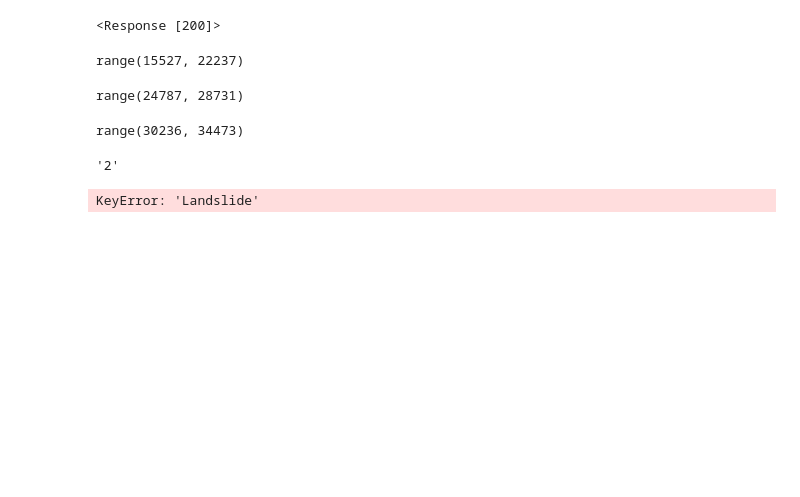
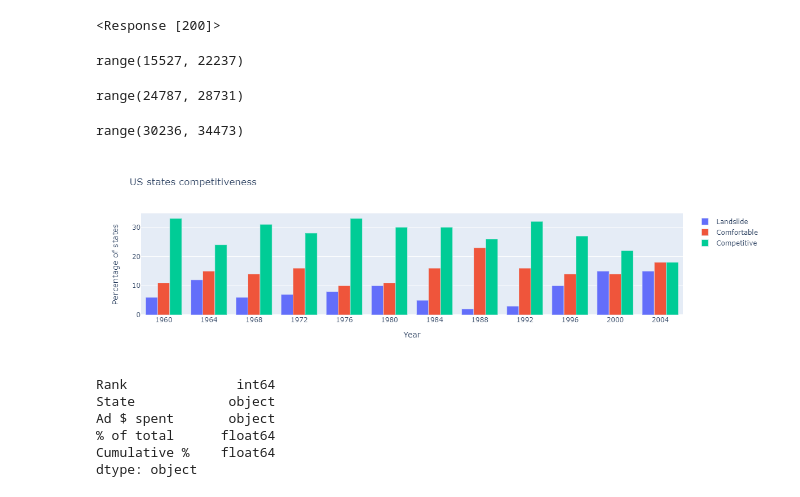
Before and after one commit to behavioural-exercise/Data-Analysis-in-Python, a Jupyter notebook: Homeworks/04-16-2022/HW3.ipynb, the cells around one changed output. Cells and saved outputs as stored; diff of their text form; code cells hidden in the pictures; blank space fills up the shorter version.

```diff
--- a/Homeworks/04-16-2022/HW3.ipynb
+++ b/Homeworks/04-16-2022/HW3.ipynb
@@ -53,4 +54,0 @@ table_3 = pd.DataFrame(c[1:-1], columns=c[0])
-# %%
-table_1['Rank'][1]
-# %% [output]
-'2'
@@ -59,7 +62,33 @@ table_1.to_csv('table_1.csv', index=False)
 table_2.to_csv('table_2.csv', index=False)
 table_3.to_csv('table_3.csv', index=False)
 # %%
-data = [table_3['Landslide'], table_3['Comfortable'], table_3['Competitive']]
+labels = ['Landslide', 'Comfortable', 'Competitive']
+
+trace0 = go.Bar(x=table_3.Year,
+                y=table_3.Landslide,
+                name='Landslide')
+
+trace1 = go.Bar(x=table_3.Year,
+                y=table_3.Comfortable,
+                name='Comfortable')
+
+trace2 = go.Bar(x=table_3.Year,
+                y=table_3.Competitive,
+                name='Competitive')
+
+layout = go.Layout(title='US states competitiveness', xaxis=dict(title='Year'), yaxis=dict(title='Percentage of states'))
+
+fig = go.Figure([trace0, trace1, trace2], layout)
+fig.show()
 # %% [output]
-KeyError: 'Landslide'
+[figure, added]
+# %%
+table_2.dtypes
+# %% [output]
+Rank              int64
+State            object
+Ad $ spent       object
+% of total      float64
+Cumulative %    float64
+dtype: object
 # %%
```
Also changed, not shown: parts of 5 cells of this notebook, 1 other file.
